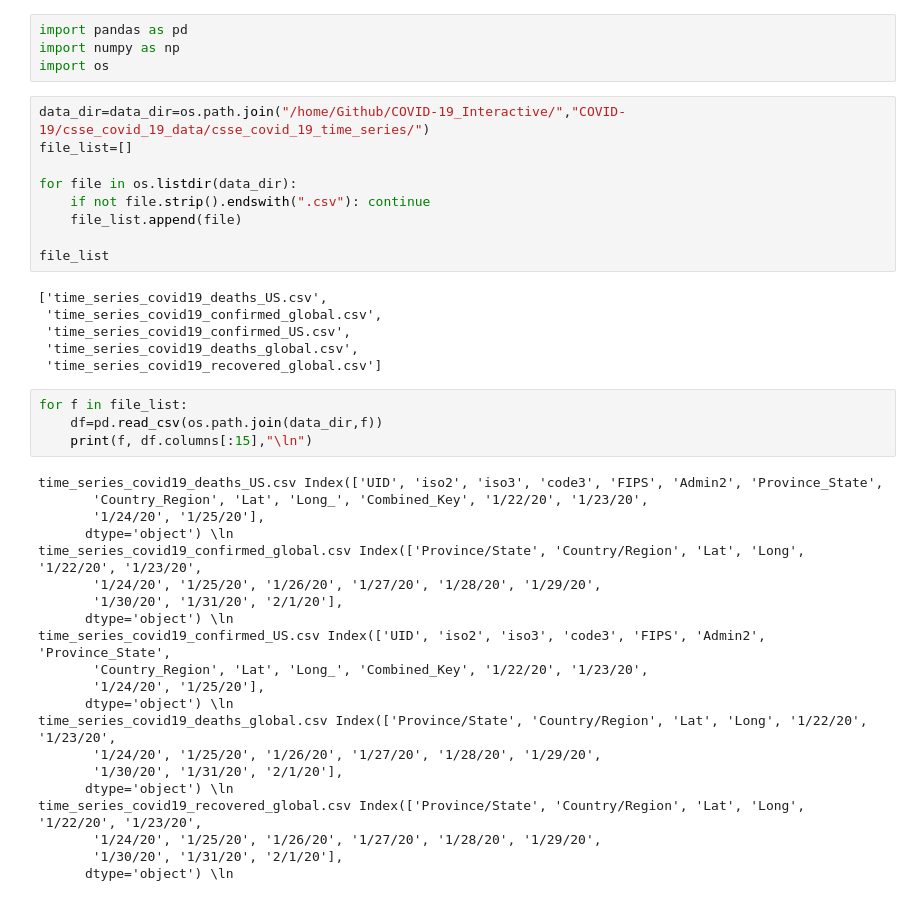
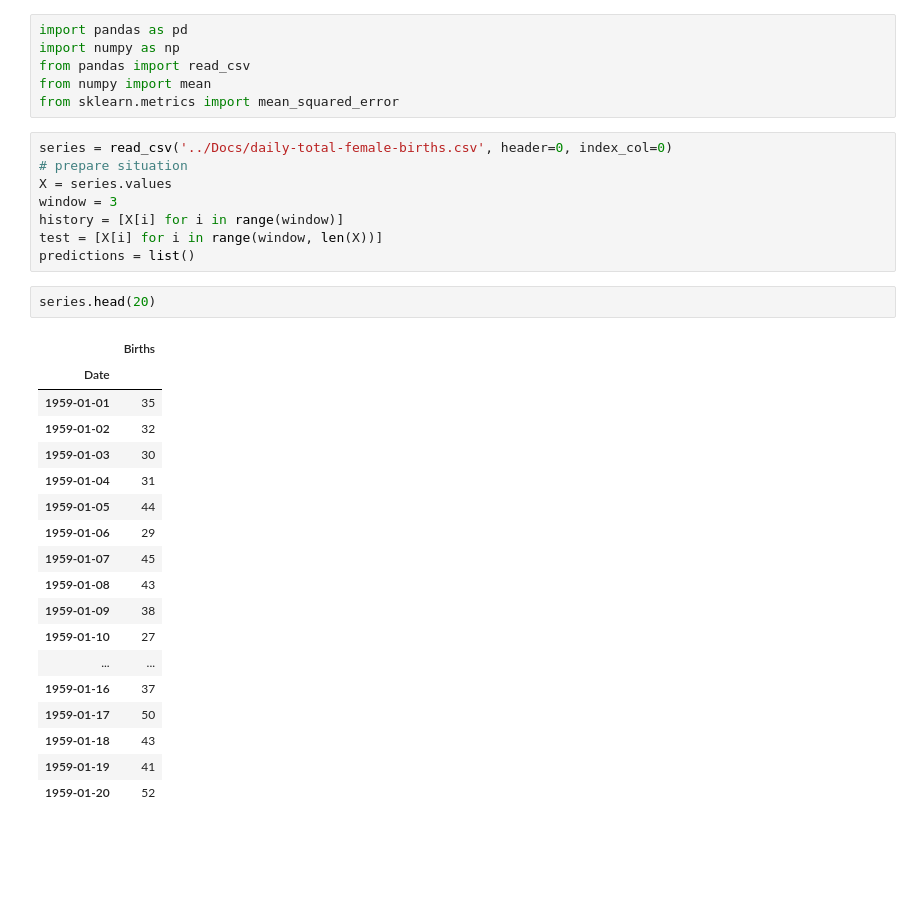
Before and after one commit to mpruna/COVID-19_Interactive, a Jupyter notebook: code/Untitled.ipynb, the cells around one changed output. Drawn from its saved outputs; the diff is of its cells as text; blank space fills up the shorter version.

```diff
--- a/code/Untitled.ipynb
+++ b/code/Untitled.ipynb
@@ -1,44 +1,35 @@
 # %%
 import pandas as pd
 import numpy as np
-import os
+from pandas import read_csv
+from numpy import mean
+from sklearn.metrics import mean_squared_error
-# %%
-data_dir=data_dir=os.path.join("/home/Github/COVID-19_Interactive/","COVID-19/csse_covid_19_data/csse_covid_19_time_series/")
-file_list=[]
-
-for file in os.listdir(data_dir):
-    if not file.strip().endswith(".csv"): continue
-    file_list.append(file)
-
-file_list
-# %% [output]
-['time_series_covid19_deaths_US.csv',
- 'time_series_covid19_confirmed_global.csv',
- 'time_series_covid19_confirmed_US.csv',
- 'time_series_covid19_deaths_global.csv',
- 'time_series_covid19_recovered_global.csv']
-# %%
-for f in file_list:
-    df=pd.read_csv(os.path.join(data_dir,f))
-    print(f, df.columns[:15],"\ln")
-# %% [output]
-time_series_covid19_deaths_US.csv Index(['UID', 'iso2', 'iso3', 'code3', 'FIPS', 'Admin2', 'Province_State',
-       'Country_Region', 'Lat', 'Long_', 'Combined_Key', '1/22/20', '1/23/20',
-       '1/24/20', '1/25/20'],
-      dtype='object') \ln
-time_series_covid19_confirmed_global.csv Index(['Province/State', 'Country/Region', 'Lat', 'Long', '1/22/20', '1/23/20',
-       '1/24/20', '1/25/20', '1/26/20', '1/27/20', '1/28/20', '1/29/20',
-       '1/30/20', '1/31/20', '2/1/20'],
-      dtype='object') \ln
-time_series_covid19_confirmed_US.csv Index(['UID', 'iso2', 'iso3', 'code3', 'FIPS', 'Admin2', 'Province_State',
-       'Country_Region', 'Lat', 'Long_', 'Combined_Key', '1/22/20', '1/23/20',
-       '1/24/20', '1/25/20'],
-      dtype='object') \ln
-time_series_covid19_deaths_global.csv Index(['Province/State', 'Country/Region', 'Lat', 'Long', '1/22/20', '1/23/20',
-       '1/24/20', '1/25/20', '1/26/20', '1/27/20', '1/28/20', '1/29/20',
-       '1/30/20', '1/31/20', '2/1/20'],
-      dtype='object') \ln
-time_series_covid19_recovered_global.csv Index(['Province/State', 'Country/Region', 'Lat', 'Long', '1/22/20', '1/23/20',
-       '1/24/20', '1/25/20', '1/26/20', '1/27/20', '1/28/20', '1/29/20',
-       '1/30/20', '1/31/20', '2/1/20'],
-      dtype='object') \ln
+# %%
+series = read_csv('../Docs/daily-total-female-births.csv', header=0, index_col=0)
+# prepare situation
+X = series.values
+window = 3
+history = [X[i] for i in range(window)]
+test = [X[i] for i in range(window, len(X))]
+predictions = list()
+# %%
+series.head(20)
+# %% [output]
+|  | Births |
+| Date |  |
+| 1959-01-01 | 35 |
+| 1959-01-02 | 32 |
+| 1959-01-03 | 30 |
+| 1959-01-04 | 31 |
+| 1959-01-05 | 44 |
+| 1959-01-06 | 29 |
+| 1959-01-07 | 45 |
+| 1959-01-08 | 43 |
+| 1959-01-09 | 38 |
+| 1959-01-10 | 27 |
+| ... | ... |
+| 1959-01-16 | 37 |
+| 1959-01-17 | 50 |
+| 1959-01-18 | 43 |
+| 1959-01-19 | 41 |
+| 1959-01-20 | 52 |
```
Also changed, not shown: parts of 4 cells of this notebook, 6 other files.
